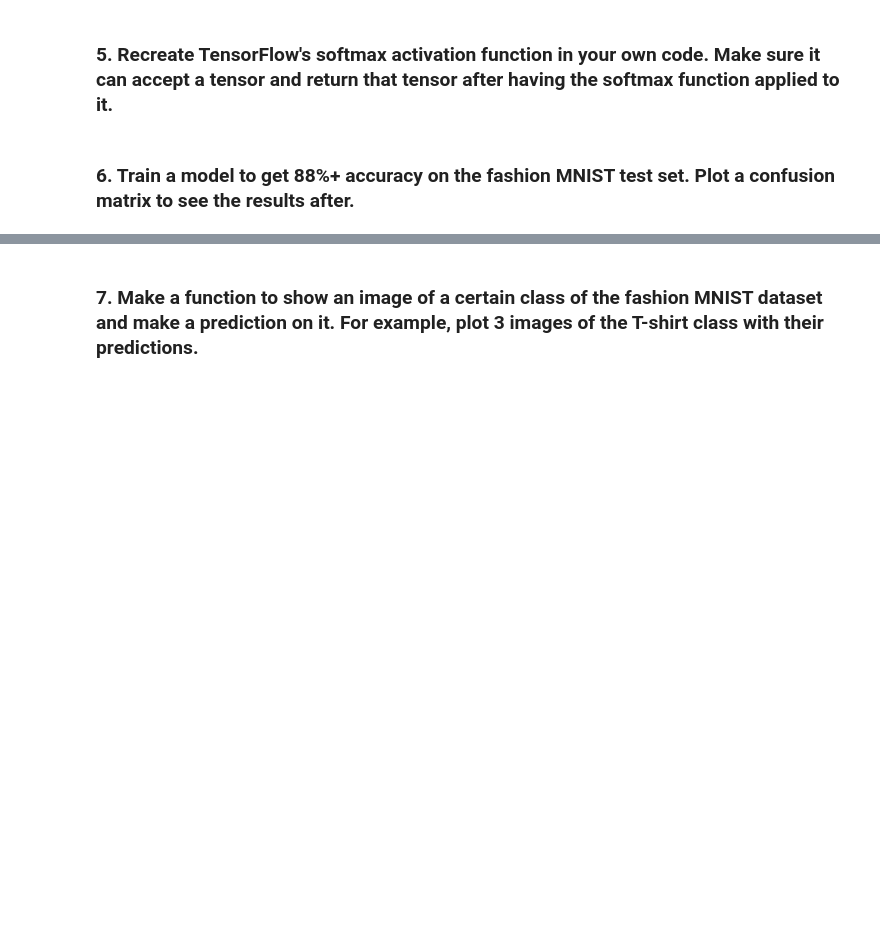
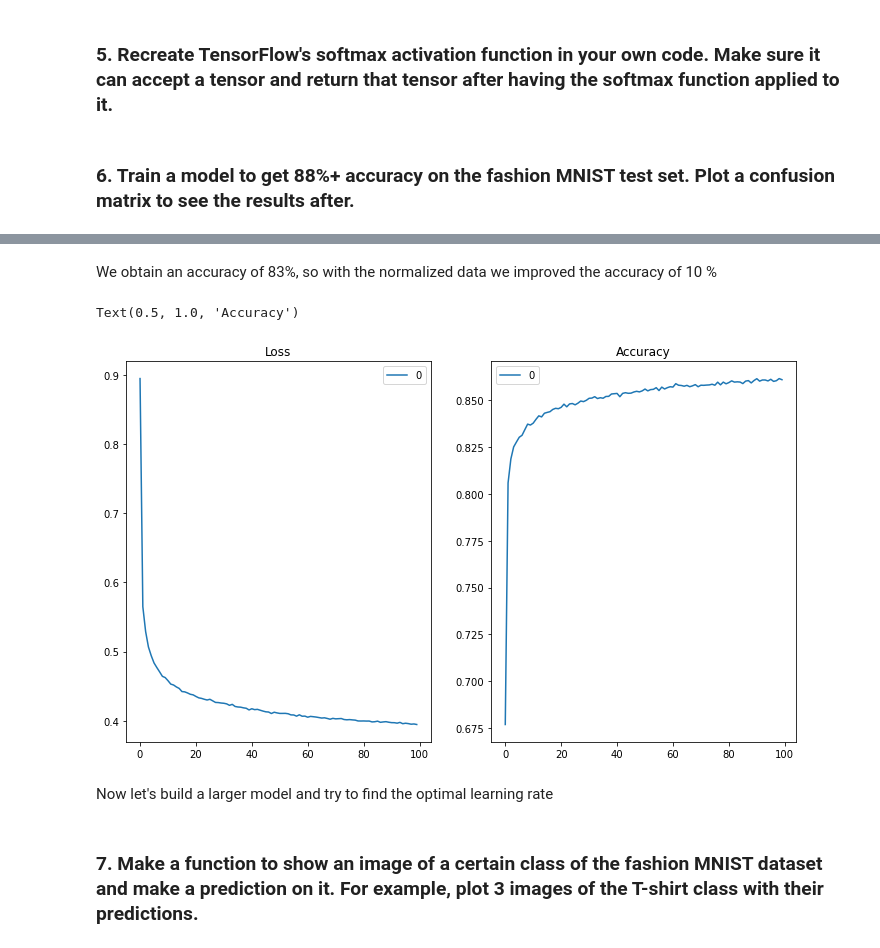
Before and after one commit to danchaud-vincent/tensorflow-deep-learning, a Jupyter notebook: exercices-solutions/02-Neural_Network_For_Classification_problem_Exercices.ipynb, the cells around one changed output, grey strips where cells are left out. Drawn from its saved outputs; the diff is of its cells as text; code cells hidden in the pictures; blank space fills up the shorter version.

```diff
--- a/exercices-solutions/02-Neural_Network_For_Classification_problem_Exercices.ipynb
+++ b/exercices-solutions/02-Neural_Network_For_Classification_problem_Exercices.ipynb
@@ -551,0 +633,19 @@ def softmax(y_pred):
+# %%
+# model_mnist_2
+tf.random.set_seed(42)
+
+# create a model
+model_mnist_2 = tf.keras.Sequential([
+    tf.keras.layers.Flatten(input_shape=(28,28)),
+    tf.keras.layers.Dense(6,activation="relu"),
+    tf.keras.layers.Dense(6,activation="relu"),
+    tf.keras.layers.Dense(10,activation="softmax")
+])
+
+# compile
+model_mnist_2.compile(loss = tf.keras.losses.SparseCategoricalCrossentropy(),
+                      optimizer = tf.keras.optimizers.Adam(),
+                      metrics = ["accuracy"])
+
+# Fit
+history_mnist_2 = model_mnist_2.fit(train_data_normalized,train_labels,epochs = 100)
@@ -552,2 +676,15 @@ def softmax(y_pred):
+# %% [markdown]
+We obtain an accuracy of 83%, so with the normalized data we improved the accuracy of 10 %
+# %%
+fig, axes = plt.subplots(1,2,figsize =(12,7))
+pd.DataFrame(history_mnist_2.history["loss"]).plot(ax = axes[0])
+axes[0].set_title("Loss")
+pd.DataFrame(history_mnist_2.history["accuracy"]).plot(ax = axes[1])
+axes[1].set_title("Accuracy")
+# %% [output]
+Text(0.5, 1.0, 'Accuracy')
+[figure, added]
+# %% [markdown]
+Now let's build a larger model and try to find the optimal learning rate
 # %% [markdown]
 ### 7. Make a function to show an image of a certain class of the fashion MNIST dataset and make a prediction on it. For example, plot 3 images of the T-shirt class with their predictions.
```
Also changed, not shown: parts of 10 cells of this notebook.
